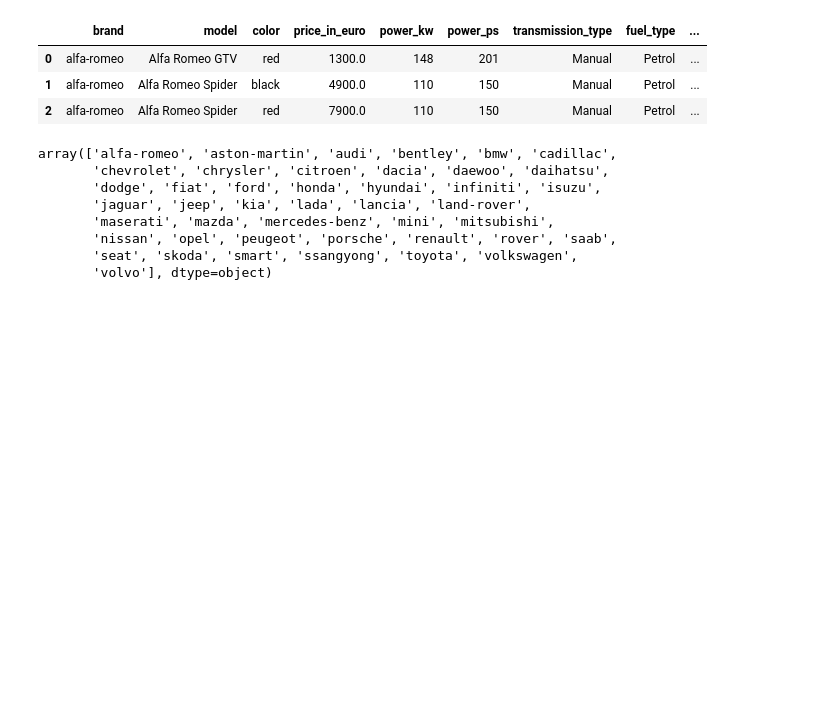
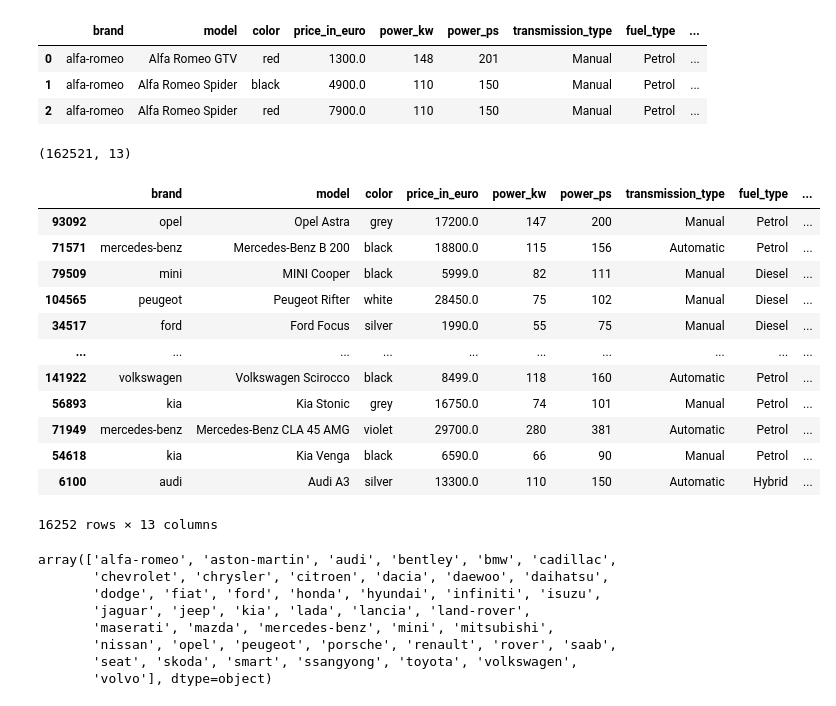
Before and after one commit to juebrauer/ws23_deeplearning, a Jupyter notebook: 1-2_autopreise_mit_mlp_vorhersagen.ipynb, the cells around one changed output. Drawn from its saved outputs; the diff is of its cells as text; code cells hidden in the pictures; blank space fills up the shorter version.

```diff
--- a/1-2_autopreise_mit_mlp_vorhersagen.ipynb
+++ b/1-2_autopreise_mit_mlp_vorhersagen.ipynb
@@ -9,6 +9,26 @@ t.head(3)
 | 0 | alfa-romeo | Alfa Romeo GTV | red | 1300.0 | 148 | 201 | Manual | Petrol | ... |
 | 1 | alfa-romeo | Alfa Romeo Spider | black | 4900.0 | 110 | 150 | Manual | Petrol | ... |
 | 2 | alfa-romeo | Alfa Romeo Spider | red | 7900.0 | 110 | 150 | Manual | Petrol | ... |
+# %%
+t.shape
+# %% [output]
+(162521, 13)
+# %%
+t.sample(frac=0.1)
+# %% [output]
+|  | brand | model | color | price_in_euro | power_kw | power_ps | transmission_type | fuel_type | ... |
+| 93092 | opel | Opel Astra | grey | 17200.0 | 147 | 200 | Manual | Petrol | ... |
+| 71571 | mercedes-benz | Mercedes-Benz B 200 | black | 18800.0 | 115 | 156 | Automatic | Petrol | ... |
+| 79509 | mini | MINI Cooper | black | 5999.0 | 82 | 111 | Manual | Diesel | ... |
+| 104565 | peugeot | Peugeot Rifter | white | 28450.0 | 75 | 102 | Manual | Diesel | ... |
+| 34517 | ford | Ford Focus | silver | 1990.0 | 55 | 75 | Manual | Diesel | ... |
+| ... | ... | ... | ... | ... | ... | ... | ... | ... | ... |
+| 141922 | volkswagen | Volkswagen Scirocco | black | 8499.0 | 118 | 160 | Automatic | Petrol | ... |
+| 56893 | kia | Kia Stonic | grey | 16750.0 | 74 | 101 | Manual | Petrol | ... |
+| 71949 | mercedes-benz | Mercedes-Benz CLA 45 AMG | violet | 29700.0 | 280 | 381 | Automatic | Petrol | ... |
+| 54618 | kia | Kia Venga | black | 6590.0 | 66 | 90 | Manual | Petrol | ... |
+| 6100 | audi | Audi A3 | silver | 13300.0 | 110 | 150 | Automatic | Hybrid | ... |
+16252 rows × 13 columns
 # %%
 t["brand"].unique()
 # %% [output]
```
Also changed, not shown: parts of 70 cells of this notebook.
